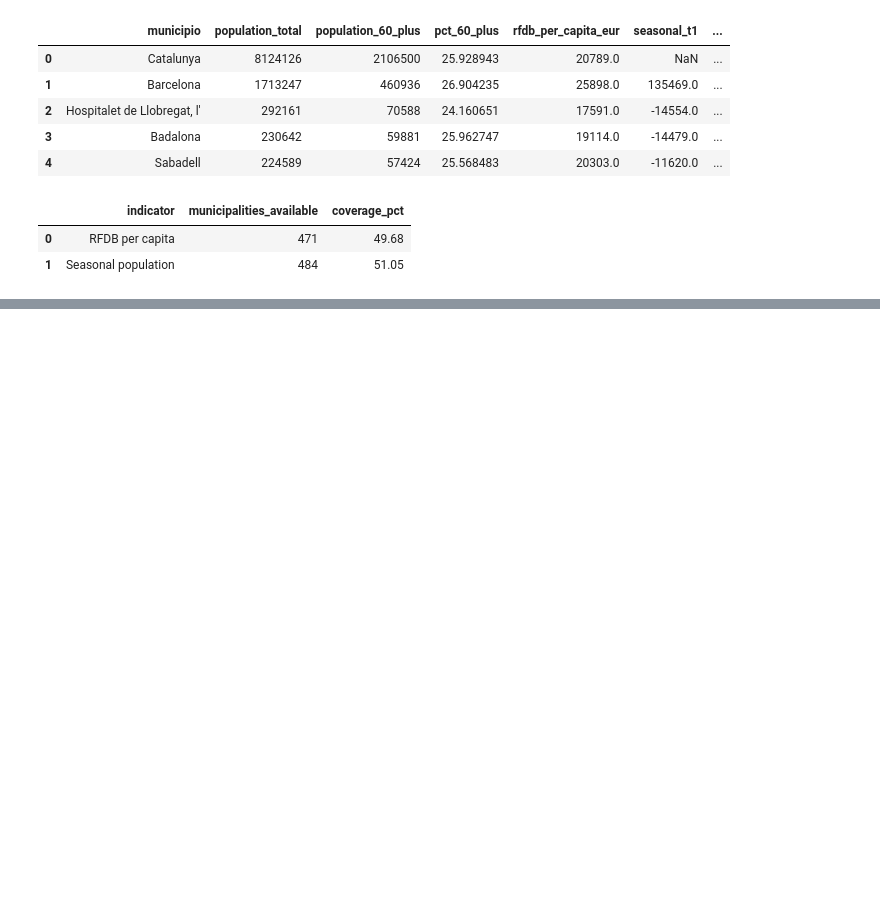
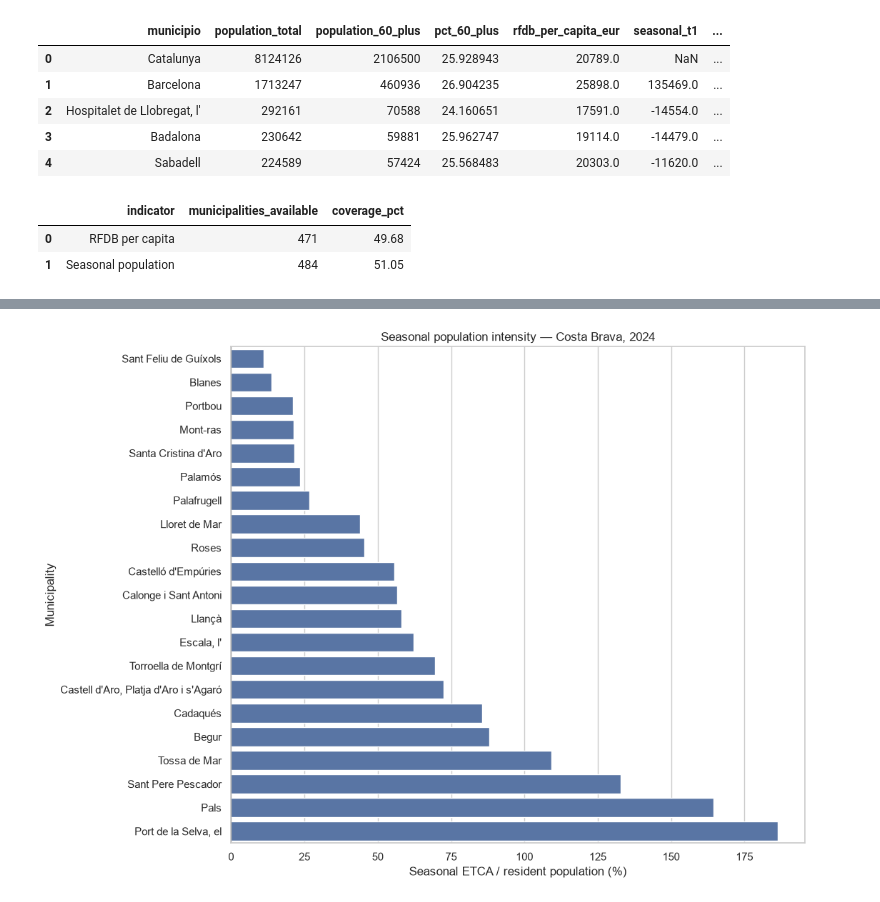
Before and after one commit to EliasLopezUpf/TFG-software, a Jupyter notebook: notebooks/02_socioeconomic_analysis.ipynb, the cells around one changed output, grey strips where cells are left out. Cells and saved outputs as stored; diff of their text form; code cells hidden in the pictures; blank space fills up the shorter version.

```diff
--- a/notebooks/02_socioeconomic_analysis.ipynb
+++ b/notebooks/02_socioeconomic_analysis.ipynb
@@ -255,0 +544,21 @@ display(
+# %%
+# Seasonal population relative to resident population
+costa_brava_stats["seasonal_intensity_pct"] = (
+    100 * costa_brava_stats["seasonal_total"]
+    / costa_brava_stats["resident_population_2024"]
+)
+
+seasonal_ranking = costa_brava_stats[
+    [
+        "municipio",
+        "population_60_plus",
+        "rfdb_per_capita_eur",
+        "seasonal_total",
+        "seasonal_intensity_pct"
+    ]
+].sort_values(
+    "seasonal_intensity_pct",
+    ascending=False
+)
+
+display(seasonal_ranking.round(2))
@@ -255,0 +583,21 @@ display(
+# %%
+plot_seasonal = seasonal_ranking.dropna(
+    subset=["seasonal_intensity_pct"]
+).sort_values("seasonal_intensity_pct")
+
+plt.figure(figsize=(11, 8))
+
+sns.barplot(
+    data=plot_seasonal,
+    x="seasonal_intensity_pct",
+    y="municipio"
+)
+
+plt.axvline(0, color="black", linewidth=0.8)
+plt.title("Seasonal population intensity — Costa Brava, 2024")
+plt.xlabel("Seasonal ETCA / resident population (%)")
+plt.ylabel("Municipality")
+plt.tight_layout()
+plt.show()
+# %% [output]
+[figure, added]
```
Also changed, not shown: parts of 14 cells of this notebook, 3 other files.
